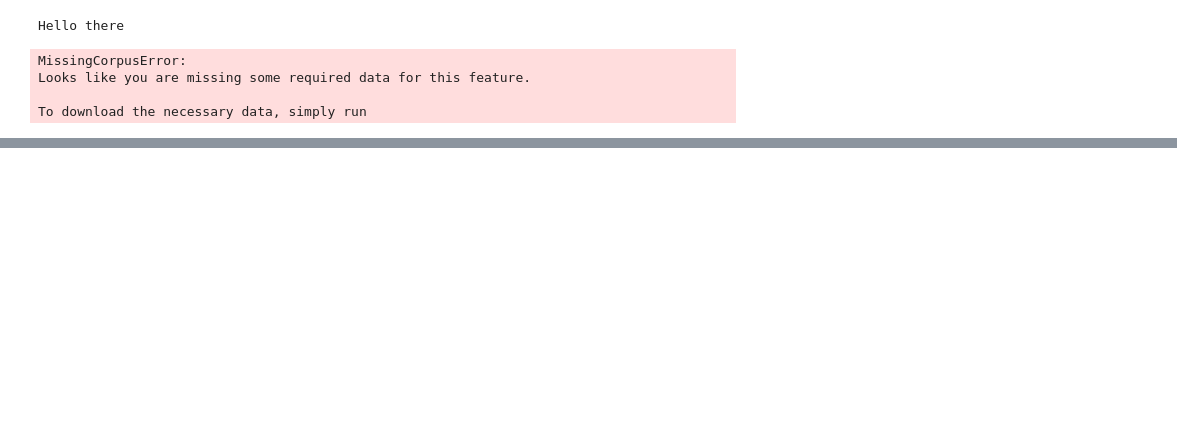
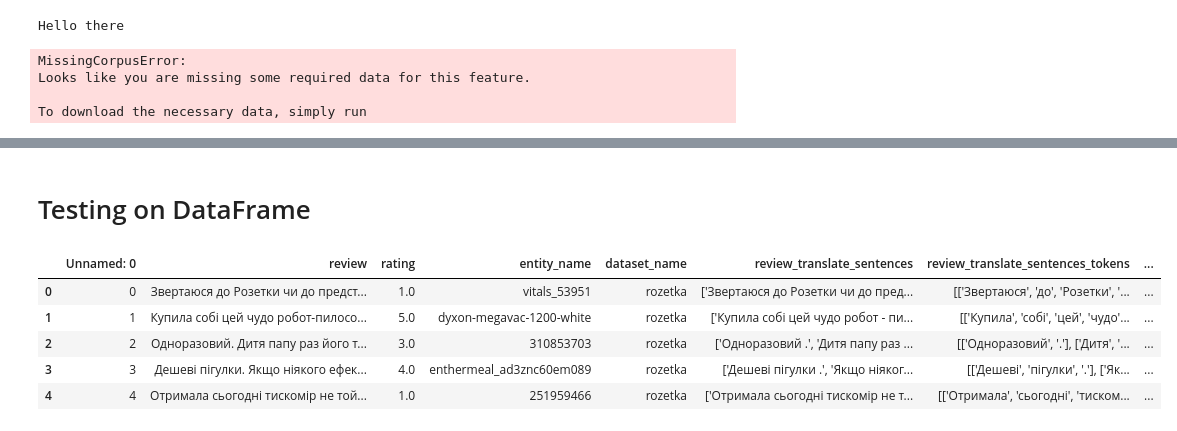
Before and after one commit to Hospodarskyy/internship_task, a Jupyter notebook: test.ipynb, the cells around one changed output, grey strips where cells are left out. Drawn from its saved outputs; the diff is of its cells as text; code cells hidden in the pictures; blank space fills up the shorter version.

```diff
--- a/test.ipynb
+++ b/test.ipynb
@@ -59,0 +307,2 @@ Please note that you may need to restart your runtime after installation.
+# %% [markdown]
+# Testing on DataFrame
@@ -59,0 +314,10 @@ Please note that you may need to restart your runtime after installation.
+# %%
+df = pd.read_csv('balanced_reviews.csv')
+df.head()
+# %% [output]
+|  | Unnamed: 0 | review | rating | entity_name | dataset_name | review_translate_sentences | review_translate_sentences_tokens | ... |
+| 0 | 0 | Звертаюся до Розетки чи до предст... | 1.0 | vitals_53951 | rozetka | ['Звертаюся до Розетки чи до пред... | [['Звертаюся', 'до', 'Розетки', '... | ... |
+| 1 | 1 | Купила собі цей чудо робот-пилосо... | 5.0 | dyxon-megavac-1200-white | rozetka | ['Купила собі цей чудо робот - пи... | [['Купила', 'собі', 'цей', 'чудо'... | ... |
+| 2 | 2 | Одноразовий. Дитя папу раз його т... | 3.0 | 310853703 | rozetka | ['Одноразовий .', 'Дитя папу раз ... | [['Одноразовий', '.'], ['Дитя', '... | ... |
+| 3 | 3 | Дешеві пігулки. Якщо ніякого ефек... | 4.0 | enthermeal_ad3znc60em089 | rozetka | ['Дешеві пігулки .', 'Якщо ніяког... | [['Дешеві', 'пігулки', '.'], ['Як... | ... |
+| 4 | 4 | Отримала сьогодні тискомір не той... | 1.0 | 251959466 | rozetka | ['Отримала сьогодні тискомір не т... | [['Отримала', 'сьогодні', 'тиском... | ... |
```
Also changed, not shown: parts of 25 cells of this notebook.
